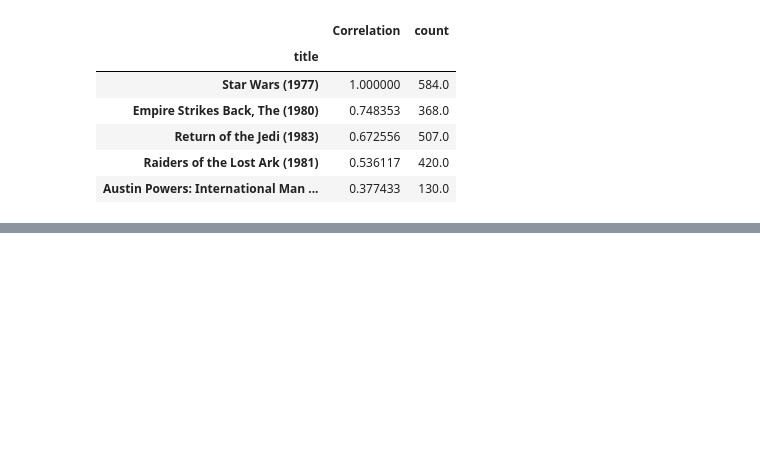
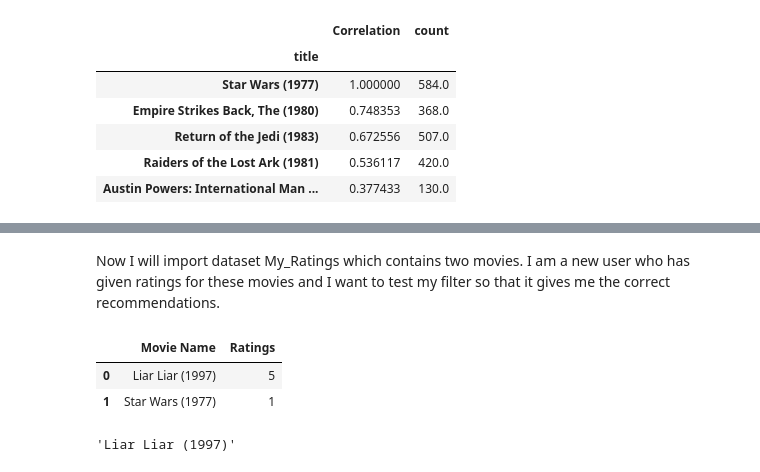
Before and after one commit to Devansh-Gupta-Official/movie-recommender-system, a Jupyter notebook: movie-recommender.ipynb, the cells around one changed output, grey strips where cells are left out. Cells and saved outputs as stored; diff of their text form; code cells hidden in the pictures; blank space fills up the shorter version.

```diff
--- a/movie-recommender.ipynb
+++ b/movie-recommender.ipynb
@@ -447,0 +486,13 @@ starwars_correlations[starwars_correlations['count']>80].sort_values('Correlatio
+# %% [markdown]
+Now I will import dataset My_Ratings which contains two movies. I am a new user who has given ratings for these movies and I want to test my filter so that it gives me the correct recommendations.
+# %%
+my_ratings = pd.read_csv('My_Ratings.csv')
+my_ratings
+# %% [output]
+|  | Movie Name | Ratings |
+| 0 | Liar Liar (1997) | 5 |
+| 1 | Star Wars (1977) | 1 |
+# %%
+my_ratings['Movie Name'][0]
+# %% [output]
+'Liar Liar (1997)'
```
Also changed, not shown: parts of 9 cells of this notebook.
